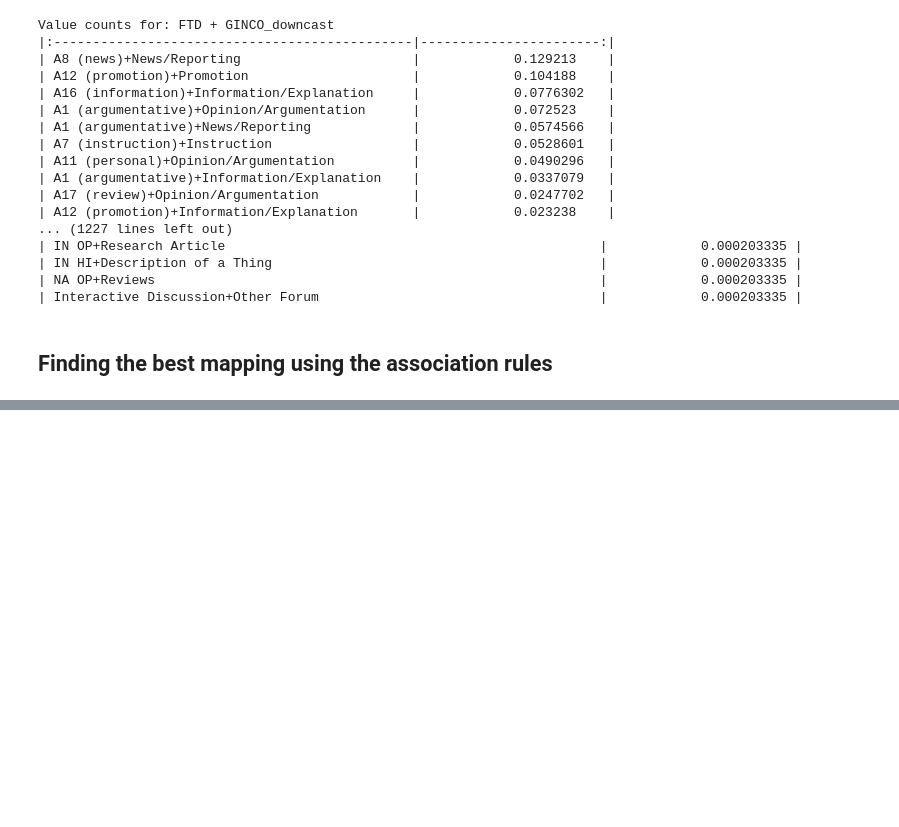
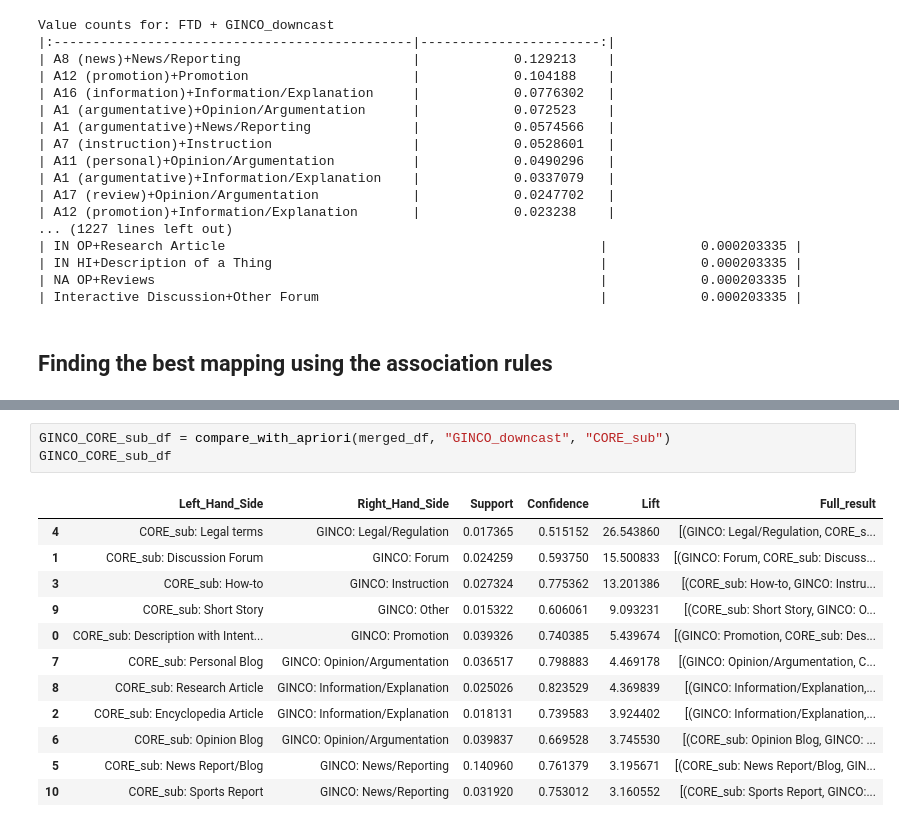
Before and after one commit to TajaKuzman/Genre-Datasets-Comparison, a Jupyter notebook: 3.5-Comparison-of-labels-improved.ipynb, the cells around one changed output, grey strips where cells are left out. Drawn from its saved outputs; the diff is of its cells as text; blank space fills up the shorter version.

```diff
--- a/3.5-Comparison-of-labels-improved.ipynb
+++ b/3.5-Comparison-of-labels-improved.ipynb
@@ -507,0 +616,16 @@ output_DataFrame.nlargest(n = 10, columns = 'Lift')
+# %%
+GINCO_CORE_sub_df = compare_with_apriori(merged_df, "GINCO_downcast", "CORE_sub")
+GINCO_CORE_sub_df
+# %% [output]
+|  | Left_Hand_Side | Right_Hand_Side | Support | Confidence | Lift | Full_result |
+| 4 | CORE_sub: Legal terms | GINCO: Legal/Regulation | 0.017365 | 0.515152 | 26.543860 | [(GINCO: Legal/Regulation, CORE_s... |
+| 1 | CORE_sub: Discussion Forum | GINCO: Forum | 0.024259 | 0.593750 | 15.500833 | [(GINCO: Forum, CORE_sub: Discuss... |
+| 3 | CORE_sub: How-to | GINCO: Instruction | 0.027324 | 0.775362 | 13.201386 | [(CORE_sub: How-to, GINCO: Instru... |
+| 9 | CORE_sub: Short Story | GINCO: Other | 0.015322 | 0.606061 | 9.093231 | [(CORE_sub: Short Story, GINCO: O... |
+| 0 | CORE_sub: Description with Intent... | GINCO: Promotion | 0.039326 | 0.740385 | 5.439674 | [(GINCO: Promotion, CORE_sub: Des... |
+| 7 | CORE_sub: Personal Blog | GINCO: Opinion/Argumentation | 0.036517 | 0.798883 | 4.469178 | [(GINCO: Opinion/Argumentation, C... |
+| 8 | CORE_sub: Research Article | GINCO: Information/Explanation | 0.025026 | 0.823529 | 4.369839 | [(GINCO: Information/Explanation,... |
+| 2 | CORE_sub: Encyclopedia Article | GINCO: Information/Explanation | 0.018131 | 0.739583 | 3.924402 | [(GINCO: Information/Explanation,... |
+| 6 | CORE_sub: Opinion Blog | GINCO: Opinion/Argumentation | 0.039837 | 0.669528 | 3.745530 | [(CORE_sub: Opinion Blog, GINCO: ... |
+| 5 | CORE_sub: News Report/Blog | GINCO: News/Reporting | 0.140960 | 0.761379 | 3.195671 | [(CORE_sub: News Report/Blog, GIN... |
+| 10 | CORE_sub: Sports Report | GINCO: News/Reporting | 0.031920 | 0.753012 | 3.160552 | [(CORE_sub: Sports Report, GINCO:... |
```
Also changed, not shown: parts of 29 cells of this notebook, 2 other files.
